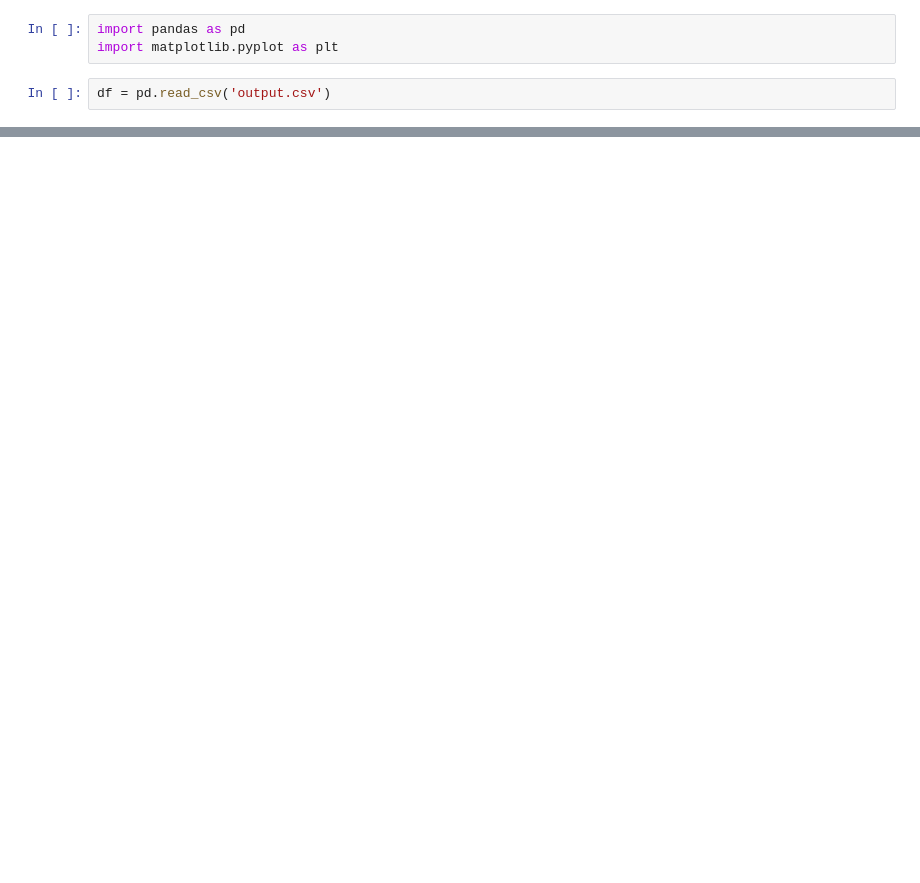
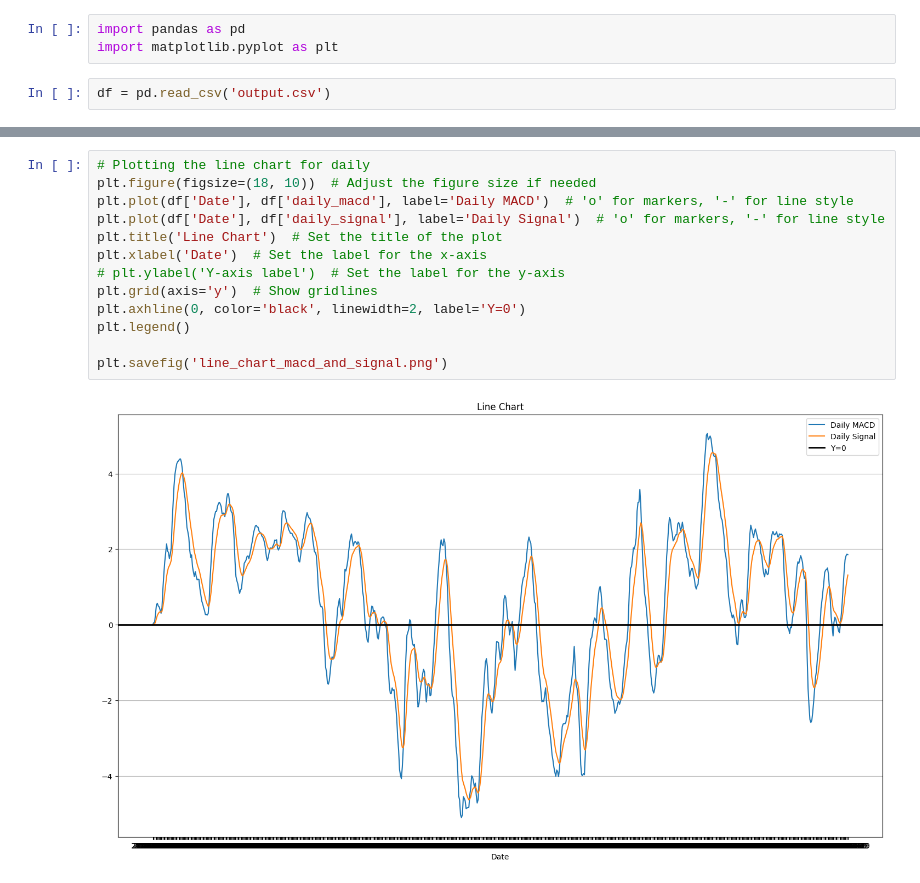
Before and after one commit to Dhruv2222/macd-implementation, a Jupyter notebook: plot_macd.ipynb, the cells around one changed output, grey strips where cells are left out. Cells and saved outputs as stored; diff of their text form; blank space fills up the shorter version.

```diff
--- a/plot_macd.ipynb
+++ b/plot_macd.ipynb
@@ -10 +10,16 @@ df.shape
+# %%
+# Plotting the line chart for daily
+plt.figure(figsize=(18, 10))  # Adjust the figure size if needed
+plt.plot(df['Date'], df['daily_macd'], label='Daily MACD')  # 'o' for markers, '-' for line style
+plt.plot(df['Date'], df['daily_signal'], label='Daily Signal')  # 'o' for markers, '-' for line style
+plt.title('Line Chart')  # Set the title of the plot
+plt.xlabel('Date')  # Set the label for the x-axis
+# plt.ylabel('Y-axis label')  # Set the label for the y-axis
+plt.grid(axis='y')  # Show gridlines
+plt.axhline(0, color='black', linewidth=2, label='Y=0')
+plt.legend()
+
+plt.savefig('line_chart_macd_and_signal.png')
+# %% [output]
+[figure, added]
 # %%
```
Also changed, not shown: parts of 2 cells of this notebook, 5 other files.
